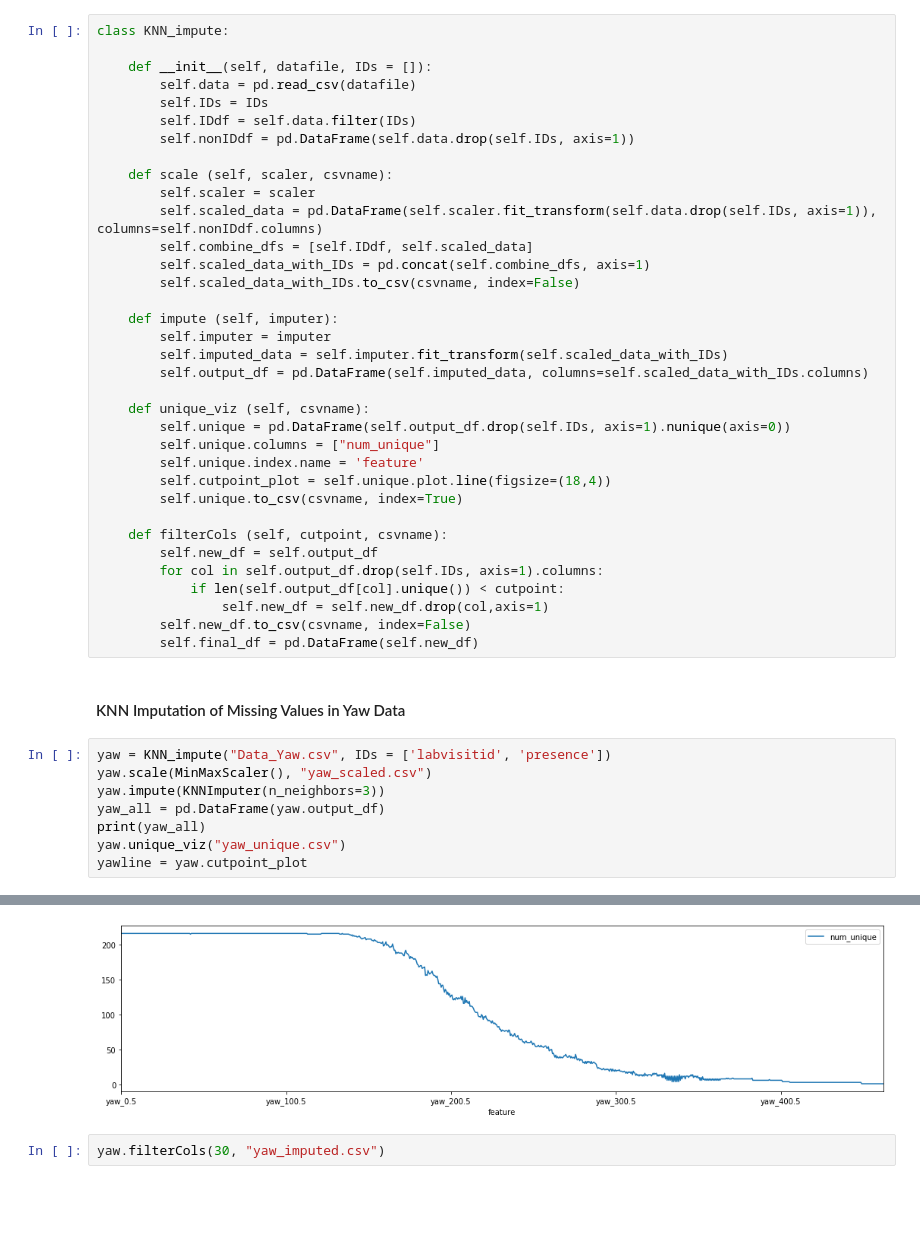
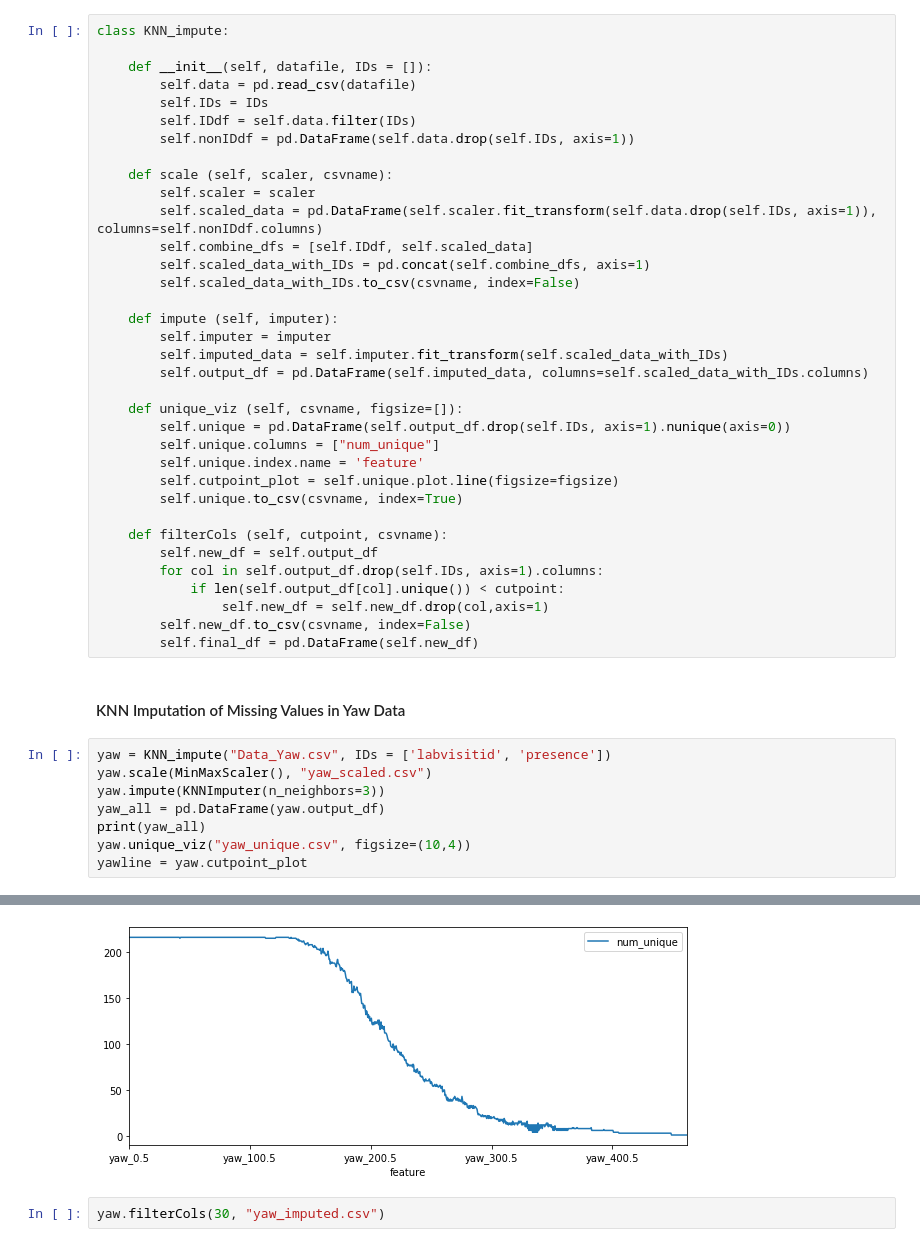
Before and after one commit to adolwick/BIOF509-Project, a Jupyter notebook: 1_KNN_imputation.ipynb, the cells around one changed output, grey strips where cells are left out. Cells and saved outputs as stored; diff of their text form; blank space fills up the shorter version.

```diff
--- a/1_KNN_imputation.ipynb
+++ b/1_KNN_imputation.ipynb
@@ -28,11 +28,11 @@ class KNN_impute:
         self.imputed_data = self.imputer.fit_transform(self.scaled_data_with_IDs)
         self.output_df = pd.DataFrame(self.imputed_data, columns=self.scaled_data_with_IDs.columns)
 
-    def unique_viz (self, csvname):
+    def unique_viz (self, csvname, figsize=[]):
         self.unique = pd.DataFrame(self.output_df.drop(self.IDs, axis=1).nunique(axis=0))
         self.unique.columns = ["num_unique"]
         self.unique.index.name = 'feature'
-        self.cutpoint_plot = self.unique.plot.line(figsize=(18,4))
+        self.cutpoint_plot = self.unique.plot.line(figsize=figsize)
         self.unique.to_csv(csvname, index=True)
 
     def filterCols (self, cutpoint, csvname):
@@ -47,27 +47,27 @@ class KNN_impute:
 # %%
 yaw = KNN_impute("Data_Yaw.csv", IDs = ['labvisitid', 'presence'])
 yaw.scale(MinMaxScaler(), "yaw_scaled.csv")
 yaw.impute(KNNImputer(n_neighbors=3))
 yaw_all = pd.DataFrame(yaw.output_df)
 print(yaw_all)
-yaw.unique_viz("yaw_unique.csv")
+yaw.unique_viz("yaw_unique.csv", figsize=(10,4))
 yawline = yaw.cutpoint_plot
 # %% [output]
      labvisitid  presence   yaw_0.5  ...  yaw_461.5  yaw_462  yaw_462.5
 0           1.0       4.0  0.424407  ...        0.0      0.0        0.0
 1           2.0       3.2  0.419289  ...        0.0      0.0        0.0
 2           3.0       3.4  0.476286  ...        0.0      0.0        0.0
 3           4.0       2.8  0.511884  ...        0.0      0.0        0.0
 4           5.0       3.4  0.474331  ...        0.0      0.0        0.0
 ..          ...       ...       ...  ...        ...      ...        ...
 211       259.0       2.8  0.498104  ...        0.0      0.0        0.0
 212       260.0       3.4  0.526236  ...        0.0      0.0        0.0
 213       261.0       4.0  0.488090  ...        0.0      0.0        0.0
 214       262.0       4.8  0.322758  ...        0.0      0.0        0.0
 215       263.0       4.4  0.543669  ...        0.0      0.0        0.0
 
 [216 rows x 927 columns]
-[figure, old version]
+[figure, new version]
 # %%
 yaw.filterCols(30, "yaw_imputed.csv")
 # %% [markdown]
```
